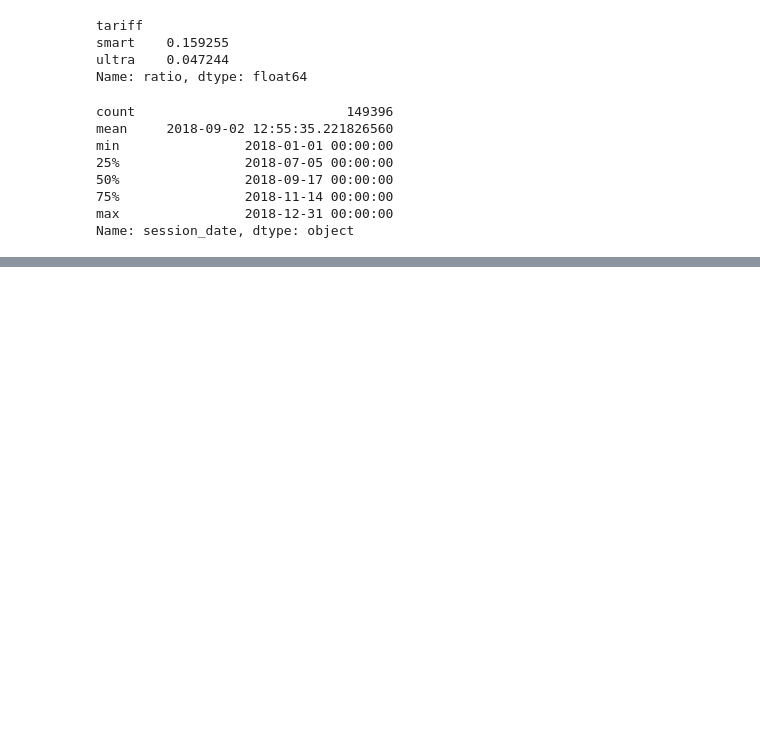
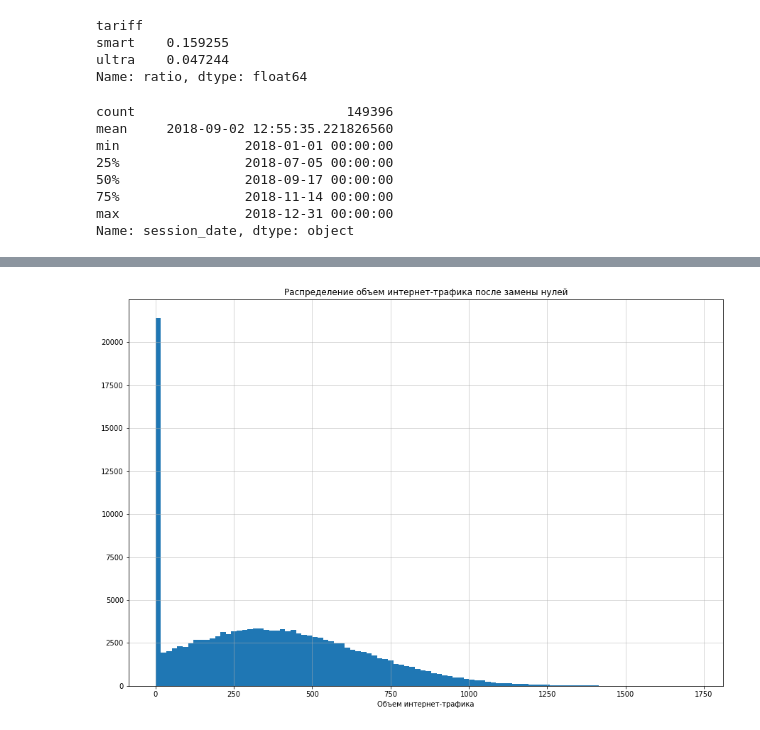
Before and after one commit to FrolovskiyKirill/Data-Science-Projects, a Jupyter notebook: Project_Three.ipynb, the cells around one changed output, grey strips where cells are left out. Saved outputs shown, nothing was run; the diff lists cells and outputs as text; code cells hidden in the pictures; blank space fills up the shorter version.

```diff
--- a/Project_Three.ipynb
+++ b/Project_Three.ipynb
@@ -579,0 +632,25 @@ Name: session_date, dtype: object
+# %%
+#Функция для получения равномерно распределенного случайного значения в диапазоне от минимума до максимума (в диапазоне (0, 1]).
+def get_random_uniform_short_session_mb_used(row):
+    mb_used = internet[
+        (internet['user_id'] == row['user_id']) &
+        (internet['mb_used'] > 0) &
+        (internet['mb_used'] <= 1)
+    ]['mb_used']
+
+    # Проверка на отсуствие значений в диапазоне (0, 1]
+    if len(mb_used) == 0:
+        return random.uniform(0, 1)
+
+    return random.uniform(mb_used.min(), mb_used.max())
+# %%
+#Замена значений, равных 0
+internet.loc[internet['mb_used'] == 0, 'mb_used'] = internet[internet['mb_used'] == 0].apply(get_random_uniform_short_session_mb_used, axis=1)
+# %%
+internet['mb_used'].hist(bins=100, figsize=(15, 10))
+plt.xlabel('Объем интернет-трафика');
+plt.grid(linewidth=0.5)
+plt.title('Распределение объем интернет-трафика после замены нулей')
+plt.show()
+# %% [output]
+[figure, added]
```
Also changed, not shown: parts of 43 cells of this notebook.
